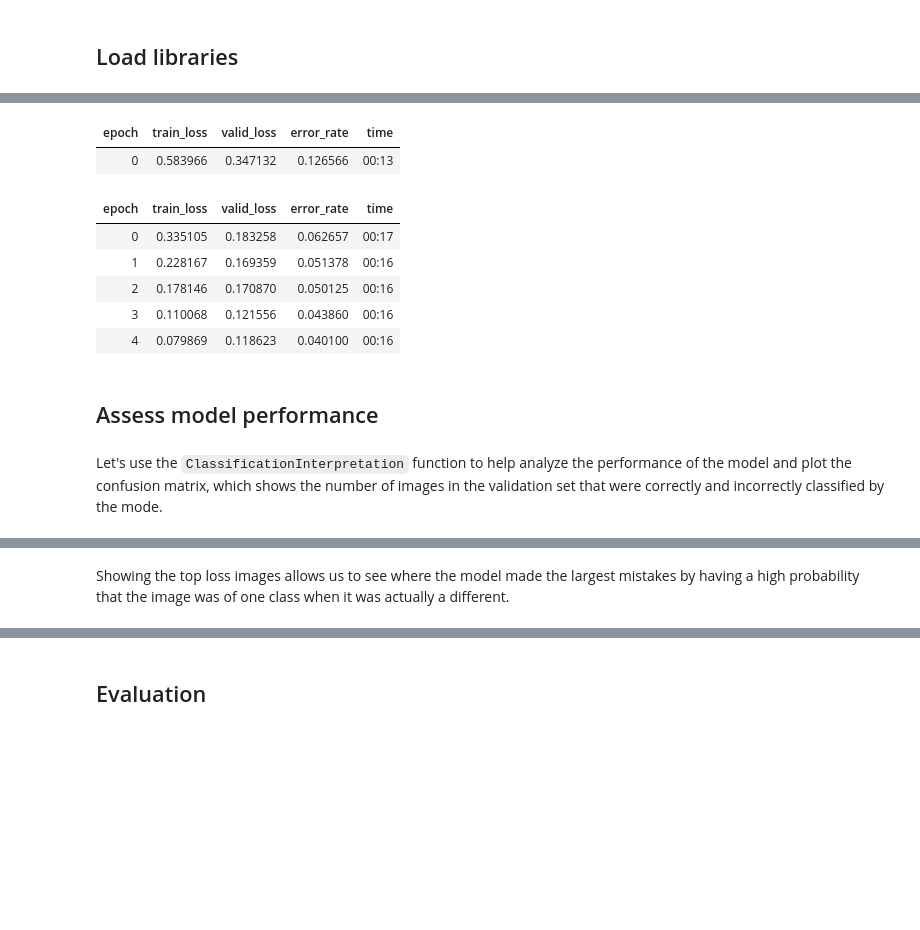
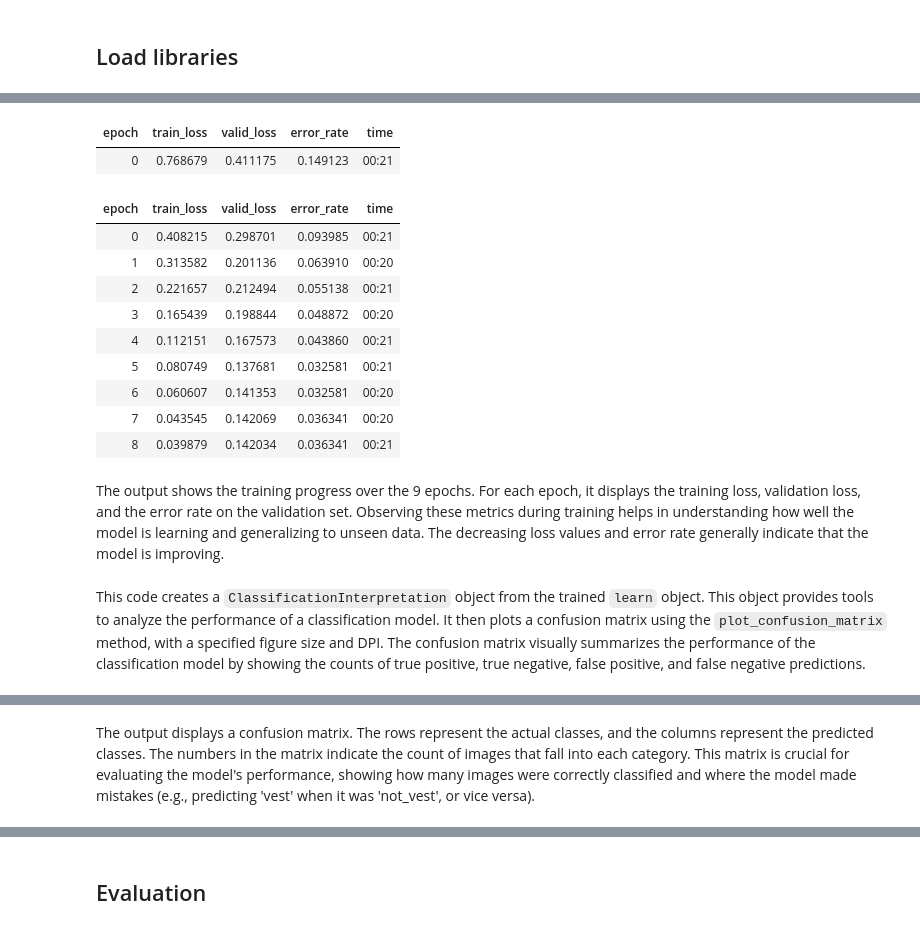
Before and after one commit to TheCong07/data-5100-foundations-of-data-science, a Jupyter notebook: classification/code/safety_vest_classification.ipynb, the cells around one changed output, grey strips where cells are left out. Saved outputs shown, nothing was run; the diff lists cells and outputs as text; code cells hidden in the pictures; blank space fills up the shorter version.

```diff
--- a/classification/code/safety_vest_classification.ipynb
+++ b/classification/code/safety_vest_classification.ipynb
@@ -105,9 +107,9 @@ Now the train images are cropted and placed in correct location. Next we will lo
 # %%
-path = '../data/processed'
+path = './data/processed'
 
 dls = ImageDataLoaders.from_folder(path,
                             train = 'train',
                             valid = 'valid',
                             item_tfms = Resize(384, pad_mode='zeros'),
                             batch_tfms=[*aug_transforms(size=224, max_warp=0.), Normalize.from_stats(*imagenet_stats)],
-                            bs=32)
+                            bs=64)
@@ -130,18 +134,22 @@ learn = vision_learner(dls, resnet34, metrics=error_rate)
 # %%
-learn.fine_tune(epochs=5)
+learn.fine_tune(epochs=9)
 # %% [output]
 | epoch | train_loss | valid_loss | error_rate | time |
-| 0 | 0.583966 | 0.347132 | 0.126566 | 00:13 |
+| 0 | 0.768679 | 0.411175 | 0.149123 | 00:21 |
 | epoch | train_loss | valid_loss | error_rate | time |
-| 0 | 0.335105 | 0.183258 | 0.062657 | 00:17 |
-| 1 | 0.228167 | 0.169359 | 0.051378 | 00:16 |
-| 2 | 0.178146 | 0.170870 | 0.050125 | 00:16 |
-| 3 | 0.110068 | 0.121556 | 0.043860 | 00:16 |
-| 4 | 0.079869 | 0.118623 | 0.040100 | 00:16 |
+| 0 | 0.408215 | 0.298701 | 0.093985 | 00:21 |
+| 1 | 0.313582 | 0.201136 | 0.063910 | 00:20 |
+| 2 | 0.221657 | 0.212494 | 0.055138 | 00:21 |
+| 3 | 0.165439 | 0.198844 | 0.048872 | 00:20 |
+| 4 | 0.112151 | 0.167573 | 0.043860 | 00:21 |
+| 5 | 0.080749 | 0.137681 | 0.032581 | 00:21 |
+| 6 | 0.060607 | 0.141353 | 0.032581 | 00:20 |
+| 7 | 0.043545 | 0.142069 | 0.036341 | 00:20 |
+| 8 | 0.039879 | 0.142034 | 0.036341 | 00:21 |
-# %% [markdown]
-## Assess model performance
-# %% [markdown]
-Let's use the `ClassificationInterpretation` function to help analyze the performance of the model and plot the confusion matrix, which shows the number of images in the validation set that were correctly and incorrectly classified by the mode.
+# %% [markdown]
+The output shows the training progress over the 9 epochs. For each epoch, it displays the training loss, validation loss, and the error rate on the validation set. Observing these metrics during training helps in understanding how well the model is learning and generalizing to unseen data. The decreasing loss values and error rate generally indicate that the model is improving.
+# %% [markdown]
+This code creates a `ClassificationInterpretation` object from the trained `learn` object. This object provides tools to analyze the performance of a classification model. It then plots a confusion matrix using the `plot_confusion_matrix` method, with a specified figure size and DPI. The confusion matrix visually summarizes the performance of the classification model by showing the counts of true positive, true negative, false positive, and false negative predictions.
 # %%
 interp = ClassificationInterpretation.from_learner(learn)
 interp.plot_confusion_matrix(figsize=(6,6), dpi=120)
@@ -149,5 +157,5 @@ interp.plot_confusion_matrix(figsize=(6,6), dpi=120)
 [interactive output not drawn]
 [interactive output not drawn]
 [figure]
-# %% [markdown]
-Showing the top loss images allows us to see where the model made the largest mistakes by having a high probability that the image was of one class when it was actually a different.
+# %% [markdown]
+The output displays a confusion matrix. The rows represent the actual classes, and the columns represent the predicted classes. The numbers in the matrix indicate the count of images that fall into each category. This matrix is crucial for evaluating the model's performance, showing how many images were correctly classified and where the model made mistakes (e.g., predicting 'vest' when it was 'not_vest', or vice versa).
```
Also changed, not shown: parts of 63 cells of this notebook, 3 other files.
